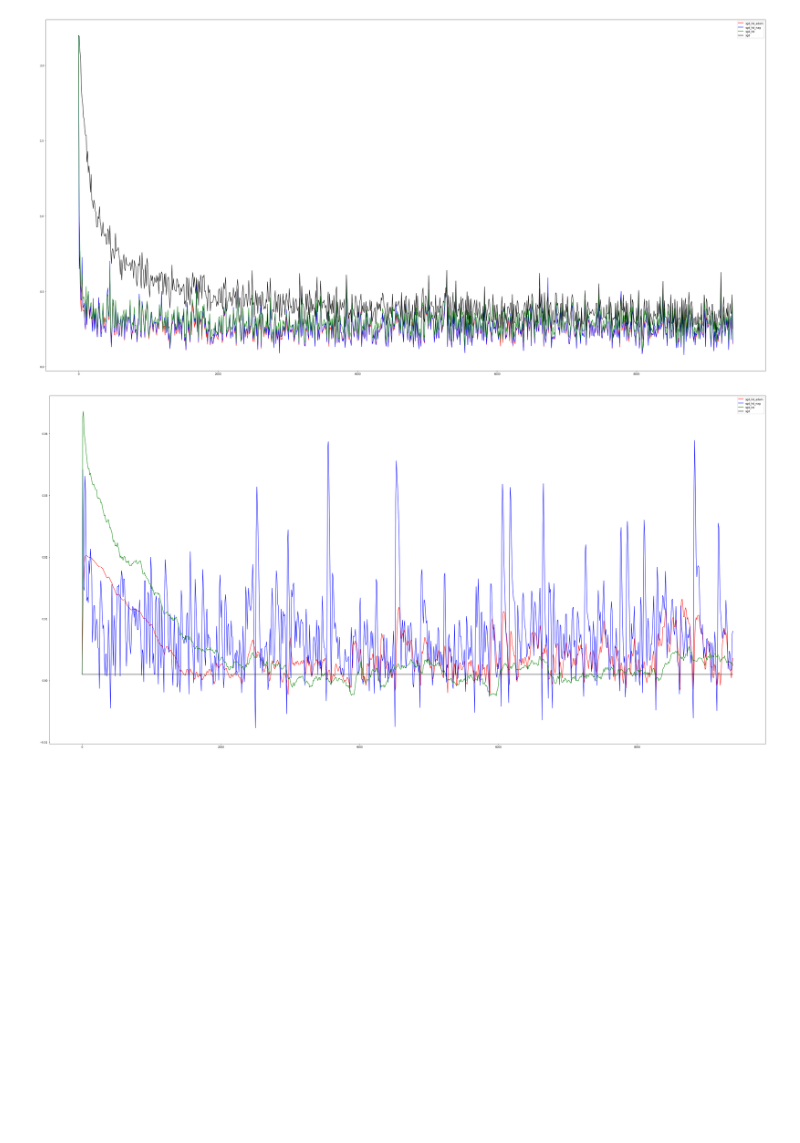
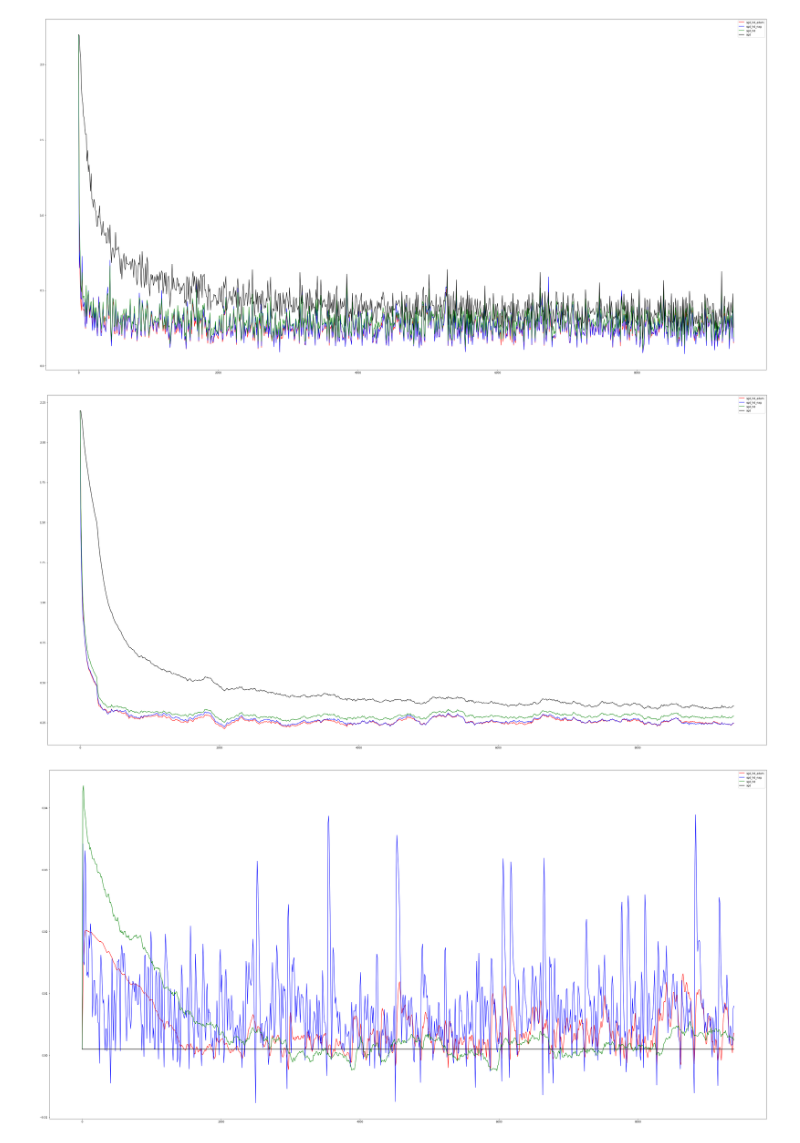
Before and after one commit to harshalmittal4/Hypergradient_variants, a Jupyter notebook: Untitled.ipynb, the cells around one changed output. Drawn from its saved outputs; the diff is of its cells as text; code cells hidden in the pictures; blank space fills up the shorter version.

Commit message:
smoothed graph

```diff
--- a/Untitled.ipynb
+++ b/Untitled.ipynb
@@ -100,6 +222,16 @@ plt.legend(loc='best')
 plt.savefig('HDplots/loss.png')
 # %% [output]
 [figure]
+# %%
+plt.figure(figsize=(50,25))
+plt.plot(iteration, cummulative_loss_sgd_hd_adam, color='red', label='sgd_hd_adam')
+plt.plot(iteration, cummulative_loss_sgd_hd_nag, color='blue', label='sgd_hd_nag')
+plt.plot(iteration, cummulative_loss_sgd_hd, color='green', label='sgd_hd')
+plt.plot(iteration, cummulative_loss_sgd, color='black', label='sgd')
+plt.legend(loc='best')
+plt.savefig('HDplots/smoothed_loss.png')
+# %% [output]
+[figure, added]
 # %%
 plt.figure(figsize=(50,25))
 plt.plot(iteration, alpha_sgd_hd_adam, color='red', label='sgd_hd_adam')
```
Also changed, not shown: parts of 5 cells of this notebook, 4 other files.
